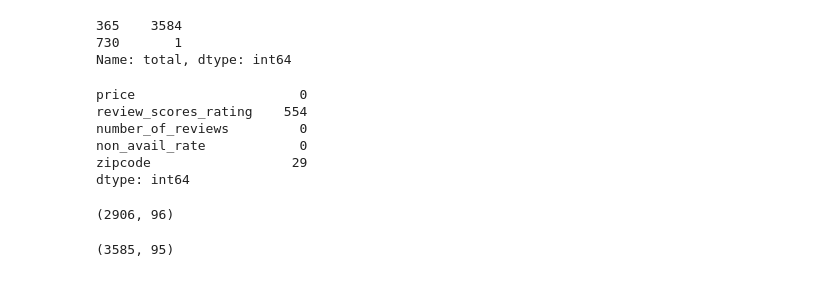
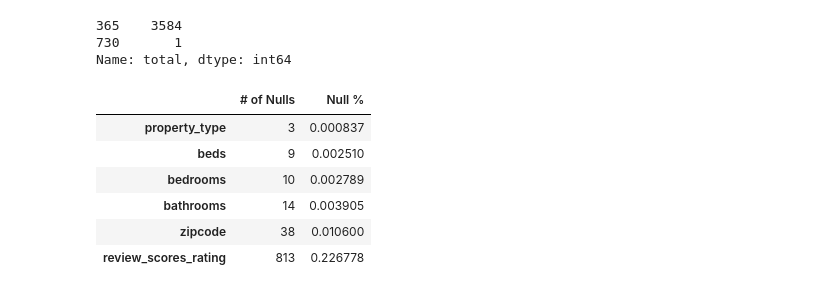
Before and after one commit to chziha/Data-Scientist-Udacity-Nanodegree, a Jupyter notebook: Writing_a_Data_Scientist_Blog_Post/write_ds_blog.ipynb, the cells around one changed output. Cells and saved outputs as stored; diff of their text form; code cells hidden in the pictures.

```diff
--- a/Writing_a_Data_Scientist_Blog_Post/write_ds_blog.ipynb
+++ b/Writing_a_Data_Scientist_Blog_Post/write_ds_blog.ipynb
@@ -14,7 +18,7 @@ import calendar as cal
 # %%
 # Import the data
-calendar = pd.read_csv('data/calendar.csv')
-listings = pd.read_csv('data/listings.csv')
+calendar = pd.read_csv('./data/calendar.csv')
+listings = pd.read_csv('./data/listings.csv')
 # %% [markdown]
 ### a. Calendar data
 # %%
@@ -266,10 +264,15 @@ cal_by_id['total'].value_counts()
 730       1
 Name: total, dtype: int64
 # %%
-# We can see that it seems duplicate all the entries for one property, this will be find when we calculate the percentage
+# We can see that it seems that all  entries for one property are duplicated, this is find when we calculate the percentage
 cal_avail_by_id = calendar_avail.groupby('listing_id')['available'].count().reset_index(name='avail')
-cal_by_id = cal_by_id.merge(cal_avail_by_id, on='listing_id')
-cal_by_id['non_avail_rate'] = 1 - cal_by_id['avail'] / cal_by_id['total']
+cal_by_id = cal_by_id.merge(cal_avail_by_id, how='left', on='listing_id')
+
+# Fill the null values with 0 since null here means no availability throughout the year
+cal_by_id['avail'].fillna(value=0, inplace=True)
+
+# Compute the availability rate
+cal_by_id['non_avail_rate'] = cal_by_id['avail'] / cal_by_id['total']
 # %%
 # Rename the columns and drop unnecessary columns
 cal_by_id.rename(columns={'listing_id':'id'}, inplace=True)
@@ -280,18 +283,17 @@ listings_cleaned = listings_cleaned.merge(cal_by_id, on='id')
-# %%
-# Check the columns we care about here
-listings_cleaned.isnull()[['price', 'review_scores_rating', 'number_of_reviews', 'non_avail_rate', 'zipcode']].sum()
-# %% [output]
-price                     0
-review_scores_rating    554
-number_of_reviews         0
-non_avail_rate            0
-zipcode                  29
-dtype: int64
-# %%
-listings_cleaned.shape
-# %% [output]
-(2906, 96)
-# %%
-listings.shape
-# %% [output]
-(3585, 95)
+# %%
+# Check the missing values in columns we care about in this section asl well as for predicting price
+listings_prd = listings_cleaned.loc[:, ['price', 'review_scores_rating', 'number_of_reviews', 'non_avail_rate', 'zipcode',
+                                        'latitude', 'longitude', 'host_is_superhost', 'property_type', 'room_type',
+                                        'accommodates', 'bathrooms', 'bedrooms', 'beds', 'bed_type', 'guests_included',
+                                        'extra_people', 'availability_30', 'availability_60', 'availability_90',
+                                        'availability_365', 'instant_bookable', 'cancellation_policy',
+                                        'require_guest_profile_picture', 'require_guest_phone_verification']]
+columns_with_null(listings_prd)
+# %% [output]
+|  | # of Nulls | Null % |
+| property_type | 3 | 0.000837 |
+| beds | 9 | 0.002510 |
+| bedrooms | 10 | 0.002789 |
+| bathrooms | 14 | 0.003905 |
+| zipcode | 38 | 0.010600 |
+| review_scores_rating | 813 | 0.226778 |
```
Also changed, not shown: parts of 14 cells of this notebook.
